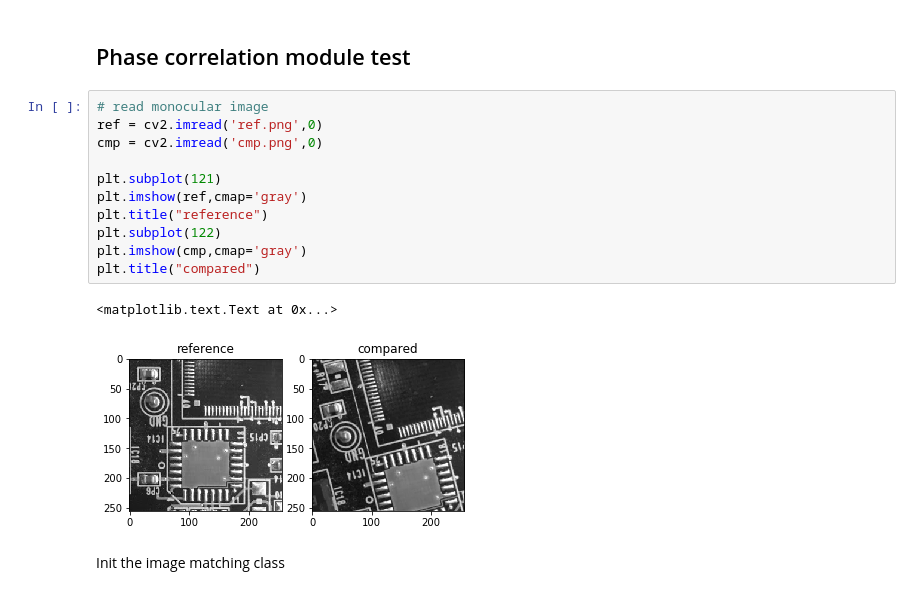
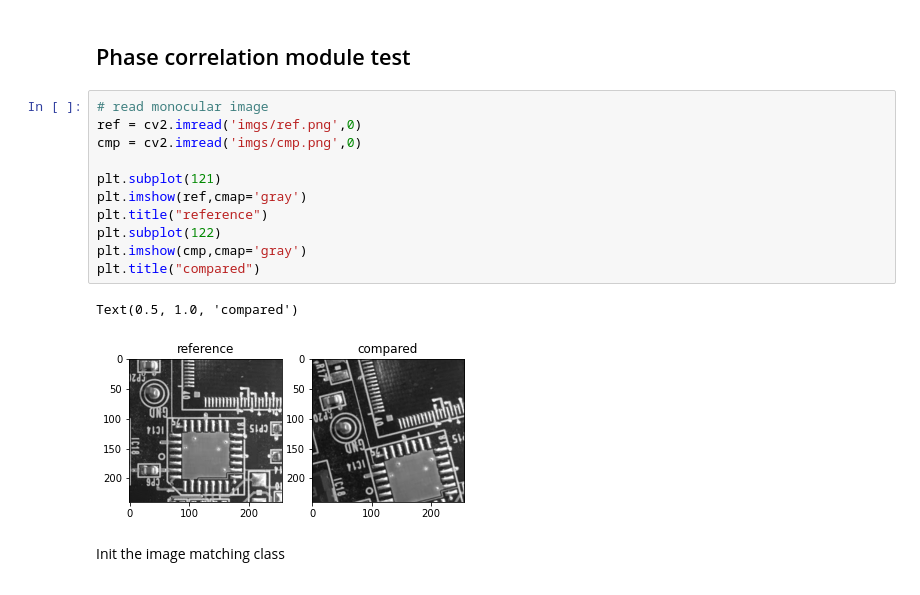
Before and after one commit to YoshiRi/ImRegPOC, a Jupyter notebook: python_package/Test.ipynb, the cells around one changed output. Cells and saved outputs as stored; diff of their text form.

```diff
--- a/python_package/Test.ipynb
+++ b/python_package/Test.ipynb
@@ -12,18 +12,18 @@ from matplotlib import pyplot as plt
 ## Phase correlation module test
 # %%
 # read monocular image
-ref = cv2.imread('ref.png',0)
-cmp = cv2.imread('cmp.png',0)
+ref = cv2.imread('imgs/ref.png',0)
+cmp = cv2.imread('imgs/cmp.png',0)
 
 plt.subplot(121)
 plt.imshow(ref,cmap='gray')
 plt.title("reference")
 plt.subplot(122)
 plt.imshow(cmp,cmap='gray')
 plt.title("compared")
 # %% [output]
-<matplotlib.text.Text at 0x...>
+Text(0.5, 1.0, 'compared')
-[figure, old version]
+[figure, new version]
 # %% [markdown]
 Init the image matching class
 # %%
```
Also changed, not shown: parts of 21 cells of this notebook, 9 other files.
